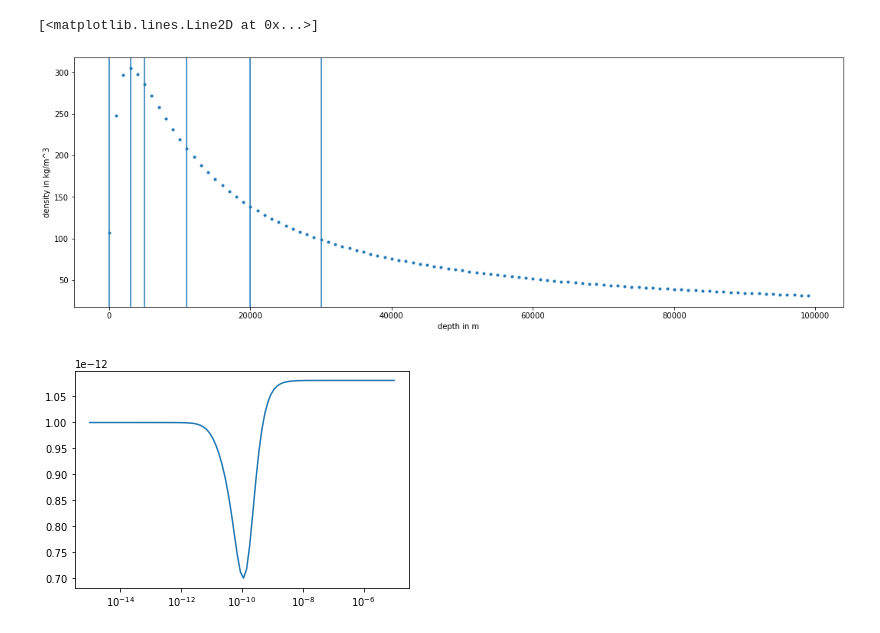
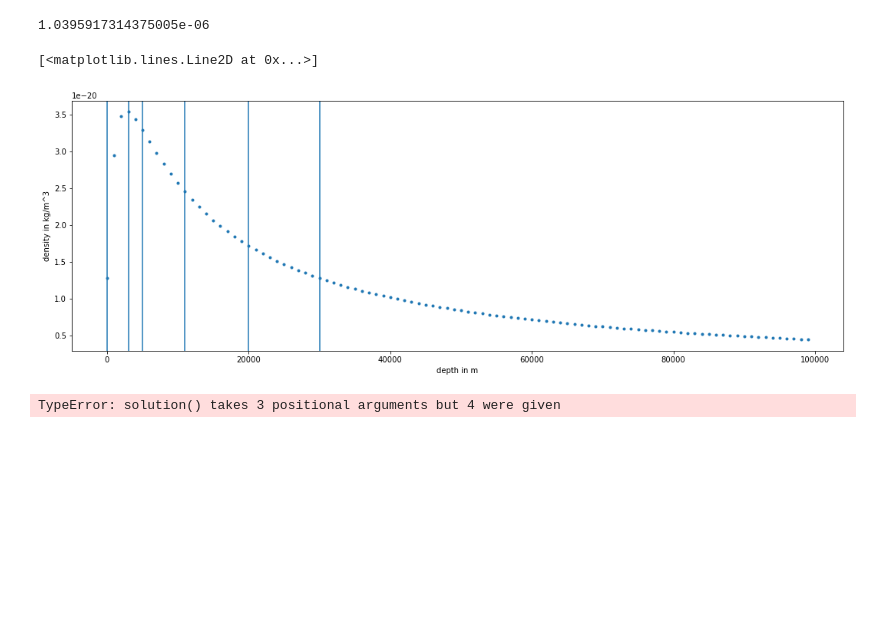
Before and after one commit to Kiril94/Inverse_Problems, a Jupyter notebook: P1/P1.ipynb, the cells around one changed output. Cells and saved outputs as stored; diff of their text form; code cells hidden in the pictures; blank space fills up the shorter version.

```diff
--- a/P1/P1.ipynb
+++ b/P1/P1.ipynb
@@ -24,36 +24,38 @@ def Mat(x):
 #data = M@m
 def forward(m,x): return Mat(x)@m
 #returns model parameters
-def solution(Mat,x,d,eps):
+def solution(Mat,d,eps):
     A = Mat.T@Mat
     d = np.reshape(d, (len(d),1))
     return la.inv(A+eps**2*np.eye(len(A)))@Mat.T@d
 # %%
 def misfit(m,d,x): return la.norm(d-forward(m,x))**2-18*unc**2
 # %%
-m = solution(Mat(x), x,d,eps = 1e-10)
+m = solution(Mat(x),d,eps = -15)
+print(la.norm(d-forward(m,x)))
 fig, ax = plt.subplots(figsize = (18,6))
 ax.set_xlabel('depth in m')
 ax.set_ylabel('density in kg/m^3')
 ax.axes.axvline(0)
 ax.axes.axvline(3000)
 ax.axes.axvline(5000)
 ax.axes.axvline(11000)
 ax.axes.axvline(20000)
 ax.axes.axvline(30000)
 ax.plot(zt,m, '.')
 # %% [output]
-[<matplotlib.lines.Line2D at 0x...>]
+1.0395917314375005e-06
+[<matplotlib.lines.Line2D at 0x...>]
-[figure, old version]
+[figure, new version]
 # %%
 Mis = []
 Eps = np.logspace(-15,-5,100)
 # %%
 for e in Eps:
     Mis.append(misfit(solution(Mat(x),x,d,e),d,x))
+# %% [output]
+TypeError: solution() takes 3 positional arguments but 4 were given
 # %%
 fig,ax = plt.subplots()
 ax.plot(Eps, Mis)
 ax.set_xscale('log')
-# %% [output]
-[figure, removed]
```
Also changed, not shown: 1 other file.
